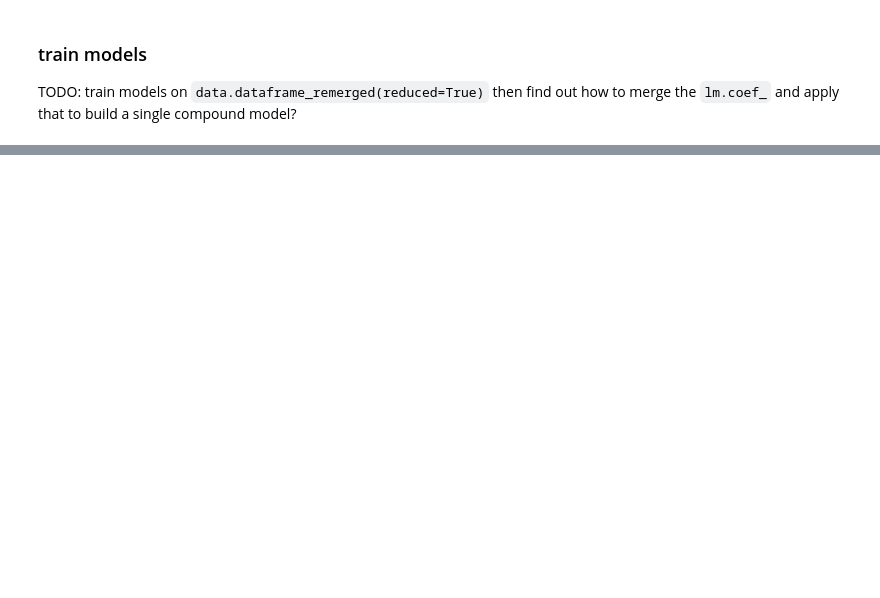
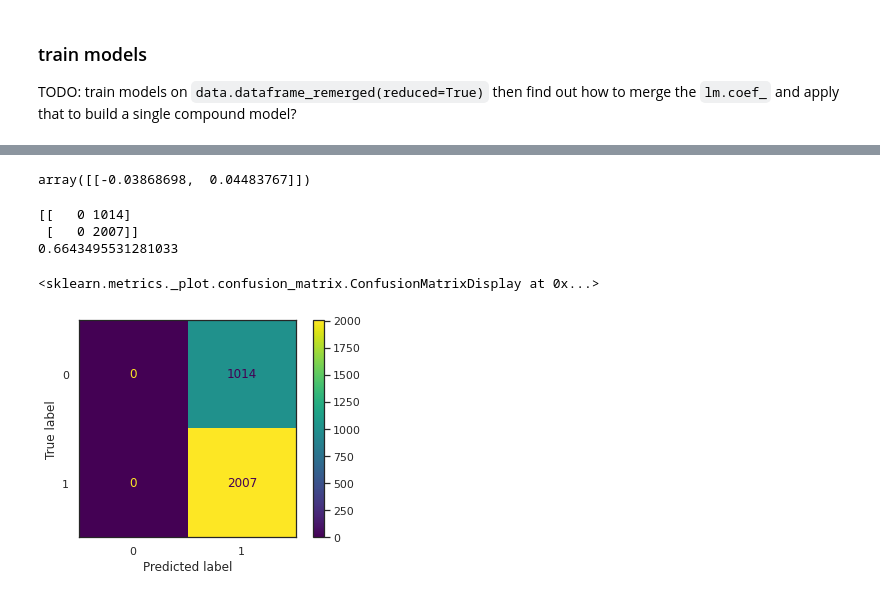
Before and after one commit to lkndl/mapra, a Jupyter notebook: mapra/4_regression.ipynb, the cells around one changed output, grey strips where cells are left out. Saved outputs shown, nothing was run; the diff lists cells and outputs as text; code cells hidden in the pictures; blank space fills up the shorter version.

Commit message:
confusion

```diff
--- a/mapra/4_regression.ipynb
+++ b/mapra/4_regression.ipynb
@@ -282,0 +272,10 @@ len(le.classes_)
+# %%
+# # old way for all three pairwise metrics
+# x_train, y_train = dfi[['delta', 'metric', 'dist']], dfi['change']
+
+# and convert changes to discrete classes
+# y_train = y_train.apply(lambda f: '--' if f < -10 else '-' if f < -1 else '=' if f < 1 else '+' if f < 10 else '++')
+# y_train = y_train.apply(lambda f: -1 if f <= -1 else 0 if f <= 1 else 1)
+# y_train = y_train.apply(lambda f: -1 if f <= 0 else 1)
+y_train = y_train.apply(lambda f: 0 if abs(f) <= 1 else 1)
+y_train
@@ -282,0 +295,5 @@ len(le.classes_)
+# %%
+# split into test and training data
+x_train, x_test, y_train, y_test = train_test_split(x_train, y_train,
+                                                    test_size=0.25, random_state=0)
+x_train, x_test, y_train, y_test
@@ -282,0 +318,7 @@ len(le.classes_)
+# %%
+# fit the model
+lm = linear_model.LogisticRegressionCV(max_iter=300, cv=5)
+lm.fit(x_train, y_train)
+lm.coef_
+# %% [output]
+array([[-0.03868698,  0.04483767]])
@@ -282,0 +330,16 @@ len(le.classes_)
+# %%
+# make a prediction
+predictions = lm.predict(x_test)
+acc = lm.score(x_test, y_test)
+cm = metrics.confusion_matrix(y_test, predictions)
+print(cm)
+print(acc)
+# %% [output]
+[[   0 1014]
+ [   0 2007]]
+0.6643495531281033
+# %%
+metrics.ConfusionMatrixDisplay(cm).plot()
+# %% [output]
+<sklearn.metrics._plot.confusion_matrix.ConfusionMatrixDisplay at 0x...>
+[figure, added]
```
Also changed, not shown: parts of 22 cells of this notebook, 2 other files.
